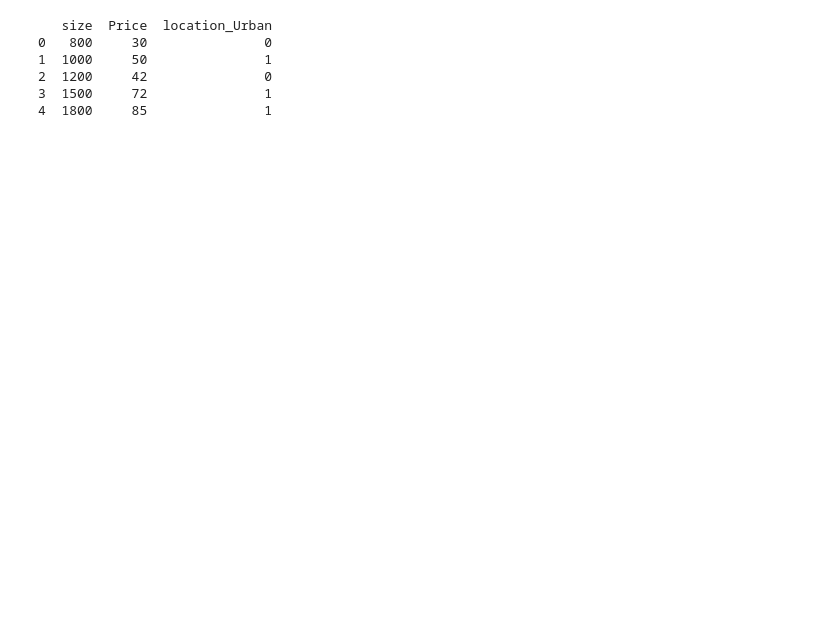
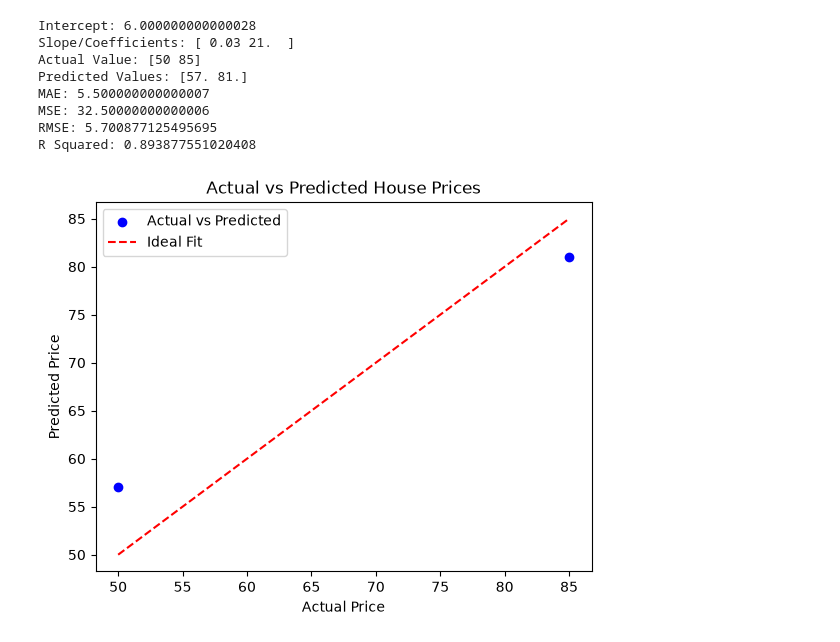
Before and after one commit to Shubhakar01/AppliedMachineLearning, a Jupyter notebook: simplelinearregression.ipynb, the cells around one changed output. Drawn from its saved outputs; the diff is of its cells as text; code cells hidden in the pictures; blank space fills up the shorter version.

Commit message:
Added Regression (Linear, Ridge, Lasso)

```diff
--- a/simplelinearregression.ipynb
+++ b/simplelinearregression.ipynb
@@ -224,24 +162,70 @@ plt.show()
 # %%
 import pandas as pd
+from sklearn.model_selection import train_test_split
+from sklearn.linear_model import LinearRegression
+from sklearn.metrics import mean_absolute_error, mean_squared_error, r2_score
+import numpy as np
+import matplotlib.pyplot as plt
 
 data = {
-    "size": [800,1000,1200,1500,1800],
-    "location":["Rural","Urban","Rural","Urban","Urban"],
-    "Price":[30,50,42,72,85]
+    "size": [800, 1000, 1200, 1500, 1800],
+    "location": ["Rural", "Urban", "Rural", "Urban", "Urban"],
+    "Price": [30, 50, 42, 72, 85]
 }
-df=pd.DataFrame(data)
+df = pd.DataFrame(data)
 
 df_encoded = pd.get_dummies(
     df,
     columns=["location"],
     drop_first=True,
     dtype=int
 )
-print(df_encoded)
+
+x = df_encoded.iloc[:, [0, 2]]
+y = df_encoded.iloc[:, 1]
+
+x_train, x_test, y_train, y_test = train_test_split(
+    x,
+    y,
+    test_size=0.4,
+    random_state=42
+)
+
+model = LinearRegression()
+model.fit(x_train, y_train)
+
+y_pred = model.predict(x_test)
+
+print("Intercept:", model.intercept_)
+print("Slope/Coefficients:", model.coef_)
+print("Actual Value:", y_test.values)
+print("Predicted Values:", y_pred)
+
+mae = mean_absolute_error(y_test, y_pred)
+mse = mean_squared_error(y_test, y_pred)
+rmse = np.sqrt(mse)
+r2 = r2_score(y_test, y_pred)
+
+print("MAE:", mae)
+print("MSE:", mse)
+print("RMSE:", rmse)
+print("R Squared:", r2)
+
+plt.scatter(y_test, y_pred, color="blue", label="Actual vs Predicted")
+plt.plot([y_test.min(), y_test.max()], [y_test.min(), y_test.max()], color="red", linestyle="--", label="Ideal Fit")
+
+plt.xlabel("Actual Price")
+plt.ylabel("Predicted Price")
+plt.title("Actual vs Predicted House Prices")
+plt.legend()
+plt.show()
 # %% [output]
-   size  Price  location_Urban
-0   800     30               0
-1  1000     50               1
-2  1200     42               0
-3  1500     72               1
-4  1800     85               1
+Intercept: 6.000000000000028
+Slope/Coefficients: [ 0.03 21.  ]
+Actual Value: [50 85]
+Predicted Values: [57. 81.]
+MAE: 5.500000000000007
+MSE: 32.50000000000006
+RMSE: 5.700877125495695
+R Squared: 0.893877551020408
+[figure, added]
```
Also changed, not shown: parts of 16 cells of this notebook, 3 other files.
